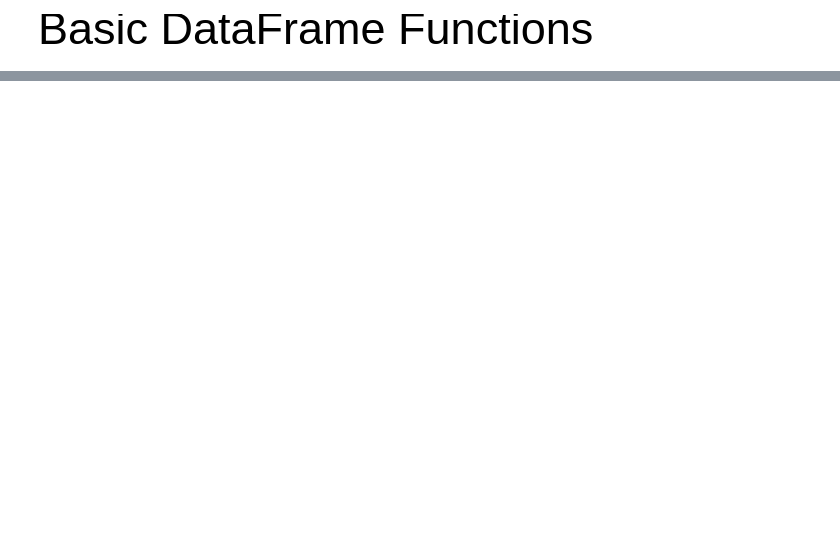
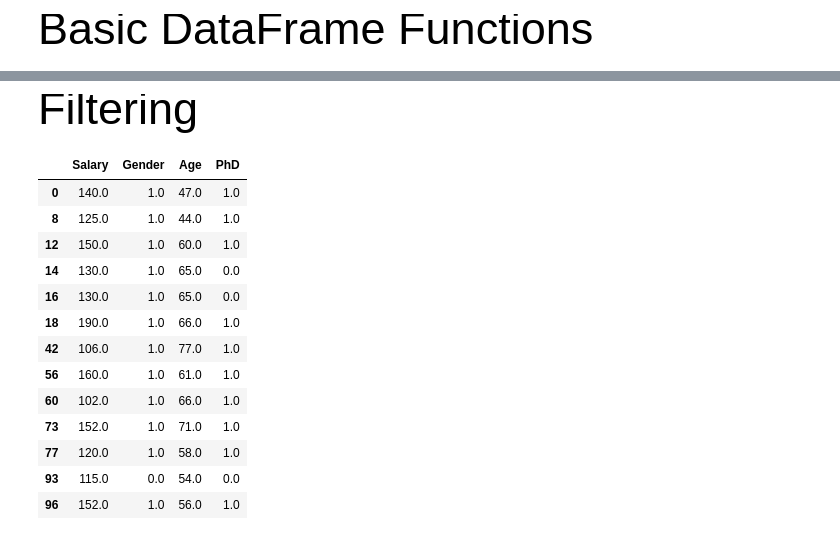
Before and after one commit to Bassel-Hashim/Num-Pandas, a Jupyter notebook: pandas.ipynb, the cells around one changed output, grey strips where cells are left out. Drawn from its saved outputs; the diff is of its cells as text; code cells hidden in the pictures; blank space fills up the shorter version.

```diff
--- a/pandas.ipynb
+++ b/pandas.ipynb
@@ -132,0 +242,2 @@ df.describe()
+# %%
+data=pd.read_csv(r'C:\Users\Bassel\Downloads\data_1.csv')
@@ -132,0 +273,2 @@ df.describe()
+# %%
+data.fillna(data.mean(), inplace=True)
@@ -132,0 +309,19 @@ df.describe()
+# %% [markdown]
+<span style="font-size:45px;">Filtering</span>
+# %%
+data[data["Salary"]>100]
+# %% [output]
+|  | Salary | Gender | Age | PhD |
+| 0 | 140.0 | 1.0 | 47.0 | 1.0 |
+| 8 | 125.0 | 1.0 | 44.0 | 1.0 |
+| 12 | 150.0 | 1.0 | 60.0 | 1.0 |
+| 14 | 130.0 | 1.0 | 65.0 | 0.0 |
+| 16 | 130.0 | 1.0 | 65.0 | 0.0 |
+| 18 | 190.0 | 1.0 | 66.0 | 1.0 |
+| 42 | 106.0 | 1.0 | 77.0 | 1.0 |
+| 56 | 160.0 | 1.0 | 61.0 | 1.0 |
+| 60 | 102.0 | 1.0 | 66.0 | 1.0 |
+| 73 | 152.0 | 1.0 | 71.0 | 1.0 |
+| 77 | 120.0 | 1.0 | 58.0 | 1.0 |
+| 93 | 115.0 | 0.0 | 54.0 | 0.0 |
+| 96 | 152.0 | 1.0 | 56.0 | 1.0 |
```
Also changed, not shown: parts of 65 cells of this notebook.
